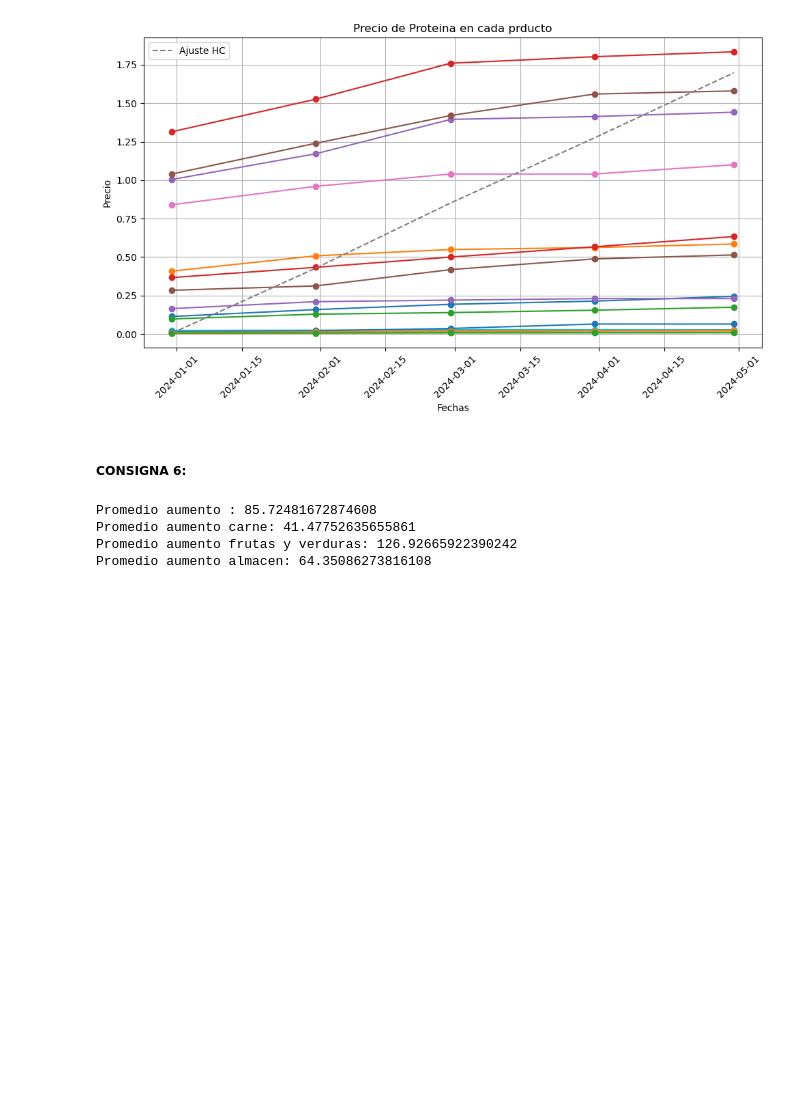
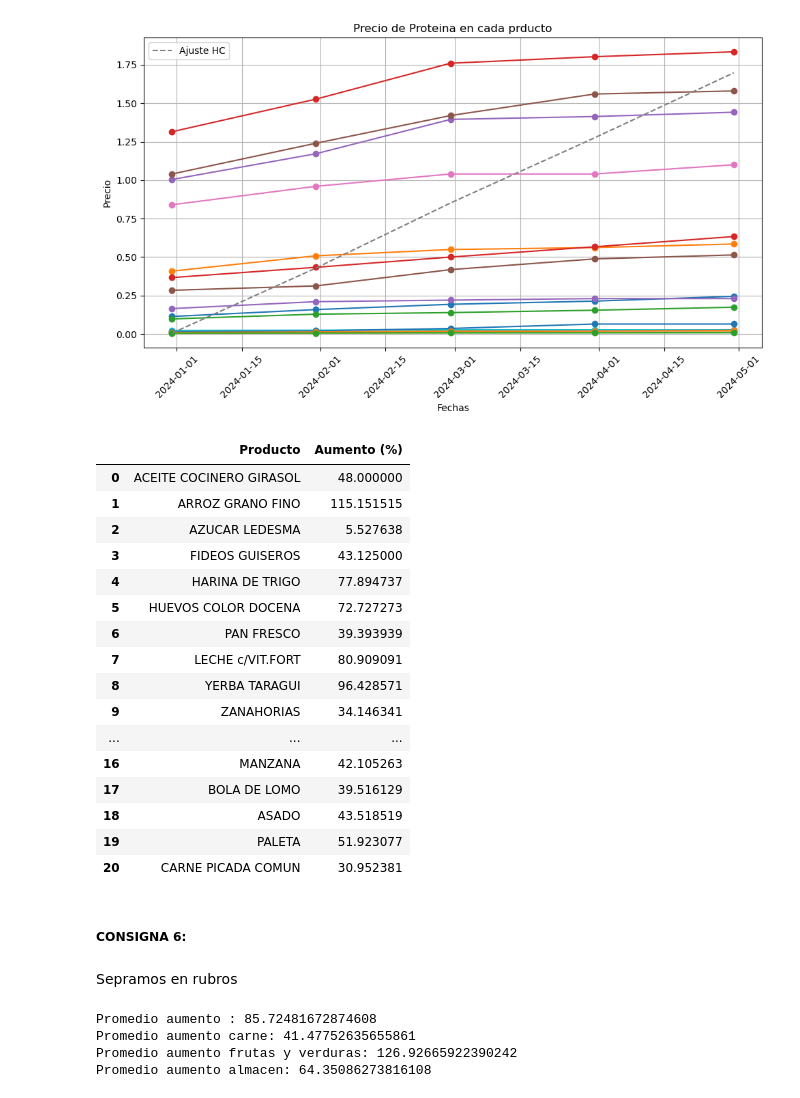
Before and after one commit to berardibautista/alc-2, a Jupyter notebook: ALC-TP2 (1).ipynb, the cells around one changed output. Drawn from its saved outputs; the diff is of its cells as text; code cells hidden in the pictures; blank space fills up the shorter version.

```diff
--- a/ALC-TP2 (1).ipynb
+++ b/ALC-TP2 (1).ipynb
@@ -476,21 +464,42 @@ plt.show()
 # %%
 resultados=[]
 fechas_interes = ['31/12/2023', '31/1/2024', '29/2/2024', '31/3/2024', '30/4/2024']
 # Calcular aumentos para cada producto y nutriente
 for index, row in precios_g.iterrows():
     producto = row['PRODUCTOS']
     inicio = row['Precio por gr/ml (31/12/2023)']
     final = row['Precio por gr/ml (30/4/2024)']
     aumento = ((final - inicio) / inicio) * 100
     resultados.append({
                 'Producto': producto,
                 'Aumento (%)': aumento
             })
 
 # Crear dataframe con los resultados
 Aumentos = pd.DataFrame(resultados)
+Aumentos
+# %% [output]
+|  | Producto | Aumento (%) |
+| 0 | ACEITE COCINERO GIRASOL | 48.000000 |
+| 1 | ARROZ GRANO FINO | 115.151515 |
+| 2 | AZUCAR LEDESMA | 5.527638 |
+| 3 | FIDEOS GUISEROS | 43.125000 |
+| 4 | HARINA DE TRIGO | 77.894737 |
+| 5 | HUEVOS COLOR DOCENA | 72.727273 |
+| 6 | PAN FRESCO | 39.393939 |
+| 7 | LECHE c/VIT.FORT | 80.909091 |
+| 8 | YERBA TARAGUI | 96.428571 |
+| 9 | ZANAHORIAS | 34.146341 |
+| ... | ... | ... |
+| 16 | MANZANA | 42.105263 |
+| 17 | BOLA DE LOMO | 39.516129 |
+| 18 | ASADO | 43.518519 |
+| 19 | PALETA | 51.923077 |
+| 20 | CARNE PICADA COMUN | 30.952381 |
 # %% [markdown]
 ##### CONSIGNA 6:
+# %% [markdown]
+Sepramos en rubros
 # %%
 indices_carne= ["BOLA DE LOMO","ASADO","PALETA","CARNE PICADA COMUN"]
 indices_fryver=["ZANAHORIAS","TOMATE PERITA","MANZANA","NARANJA","ACELGA PAQUETE","PAPA NEGRA","CEBOLLA"]
```
Also changed, not shown: parts of 21 cells of this notebook.
